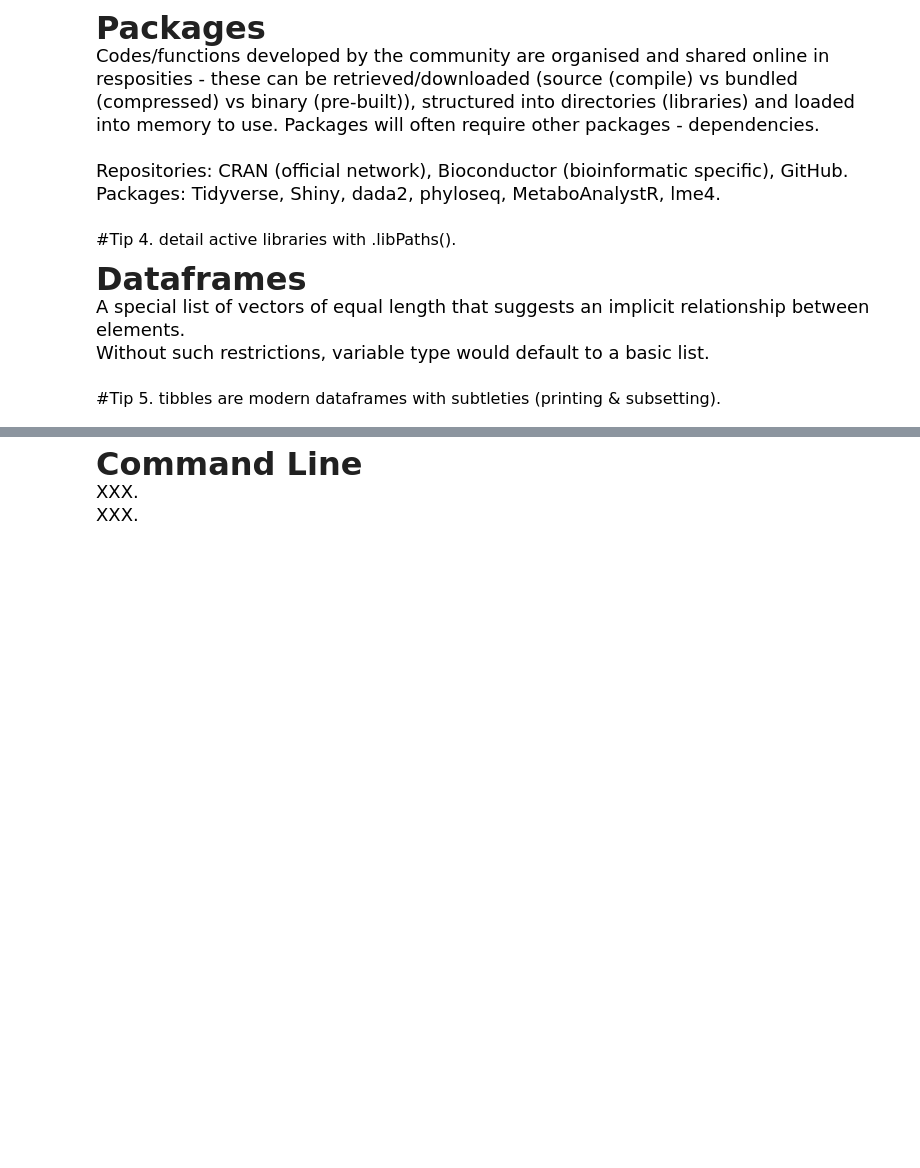
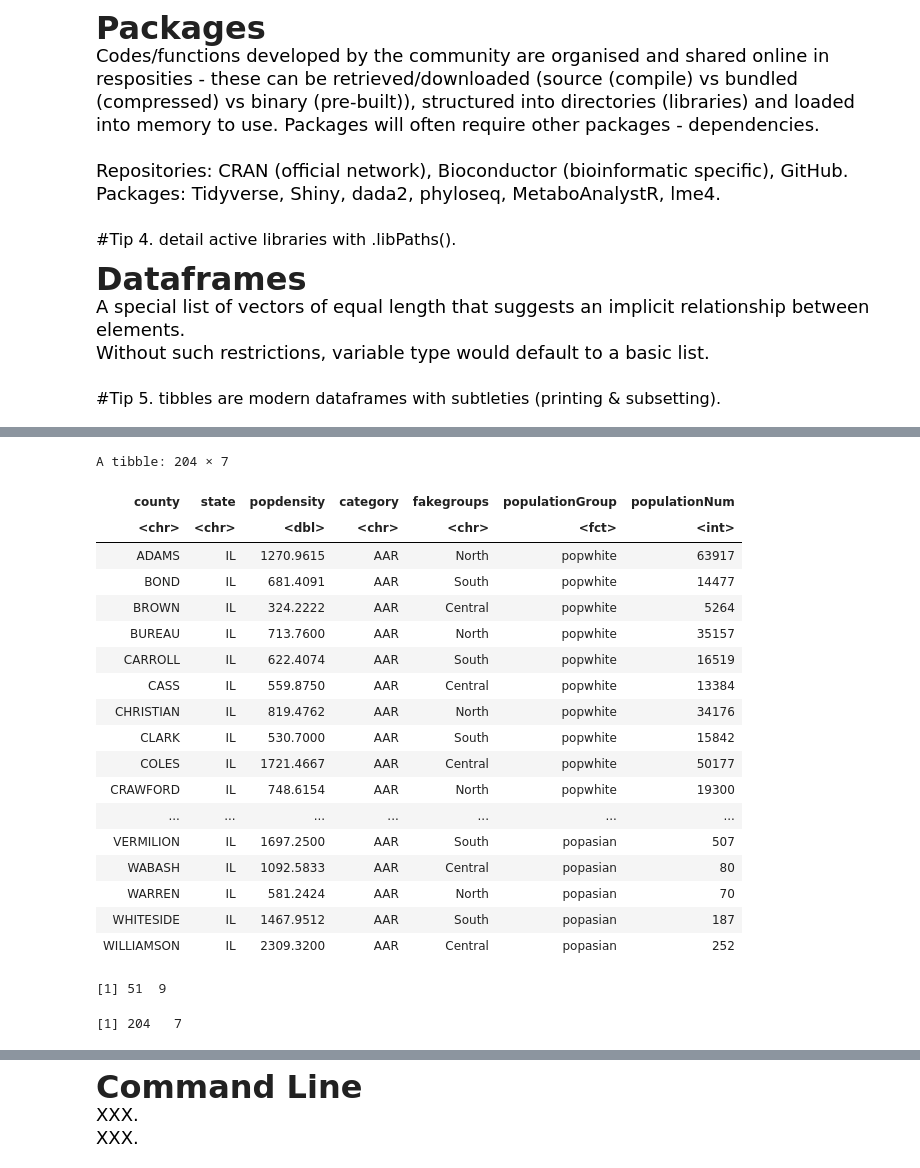
Before and after one commit to tp175/course-intro-dev, a Jupyter notebook: Rintrodev.ipynb, the cells around one changed output, grey strips where cells are left out. Cells and saved outputs as stored; diff of their text form; code cells hidden in the pictures; blank space fills up the shorter version.

```diff
--- a/Rintrodev.ipynb
+++ b/Rintrodev.ipynb
@@ -384,0 +298,9 @@ Likewise, results (data, figures, apps) can be outputted as specific files.
+# %%
+#dplyr filters rows & selects columns (%in% = belong to/member of | INVERSE with !%in%)
+datsubAAR = midwest %>%
+    #filter(category=="AAR") %>%
+    filter(category %in% "AAR" & state %in% "IL") %>% #multiple cond.
+    #arrange(desc(popdensity)) %>%
+    select(county, state, popdensity, popwhite, popblack, popamerindian, popasian, category)
+
+datsubAAR
@@ -384,0 +332,31 @@ Likewise, results (data, figures, apps) can be outputted as specific files.
+# %%
+#switch format (reshape) - wide to long (redundancy - picture)
+datsubAARlong <- gather(datsubAAR, populationGroup, populationNum, popwhite:popasian, factor_key=TRUE)
+datsubAARlong
+
+dim(datsubAAR)
+dim(datsubAARlong)
+
+#?spread(); #format - long to wide
+# %% [output]
+A tibble: 204 × 7
+| county | state | popdensity | category | fakegroups | populationGroup | populationNum |
+| <chr> | <chr> | <dbl> | <chr> | <chr> | <fct> | <int> |
+| ADAMS | IL | 1270.9615 | AAR | North | popwhite | 63917 |
+| BOND | IL | 681.4091 | AAR | South | popwhite | 14477 |
+| BROWN | IL | 324.2222 | AAR | Central | popwhite | 5264 |
+| BUREAU | IL | 713.7600 | AAR | North | popwhite | 35157 |
+| CARROLL | IL | 622.4074 | AAR | South | popwhite | 16519 |
+| CASS | IL | 559.8750 | AAR | Central | popwhite | 13384 |
+| CHRISTIAN | IL | 819.4762 | AAR | North | popwhite | 34176 |
+| CLARK | IL | 530.7000 | AAR | South | popwhite | 15842 |
+| COLES | IL | 1721.4667 | AAR | Central | popwhite | 50177 |
+| CRAWFORD | IL | 748.6154 | AAR | North | popwhite | 19300 |
+| ... | ... | ... | ... | ... | ... | ... |
+| VERMILION | IL | 1697.2500 | AAR | South | popasian | 507 |
+| WABASH | IL | 1092.5833 | AAR | Central | popasian | 80 |
+| WARREN | IL | 581.2424 | AAR | North | popasian | 70 |
+| WHITESIDE | IL | 1467.9512 | AAR | South | popasian | 187 |
+| WILLIAMSON | IL | 2309.3200 | AAR | Central | popasian | 252 |
+[1] 51  9
+[1] 204   7
```
Also changed, not shown: parts of 101 cells of this notebook.
